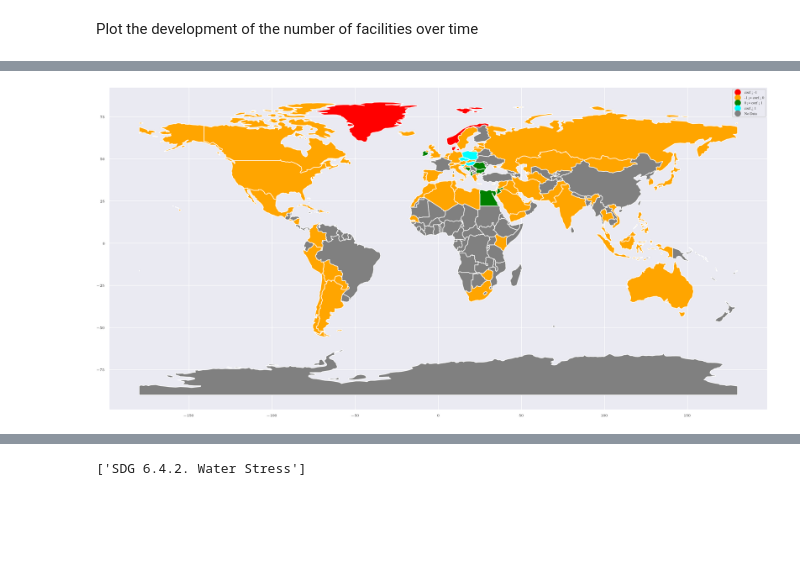
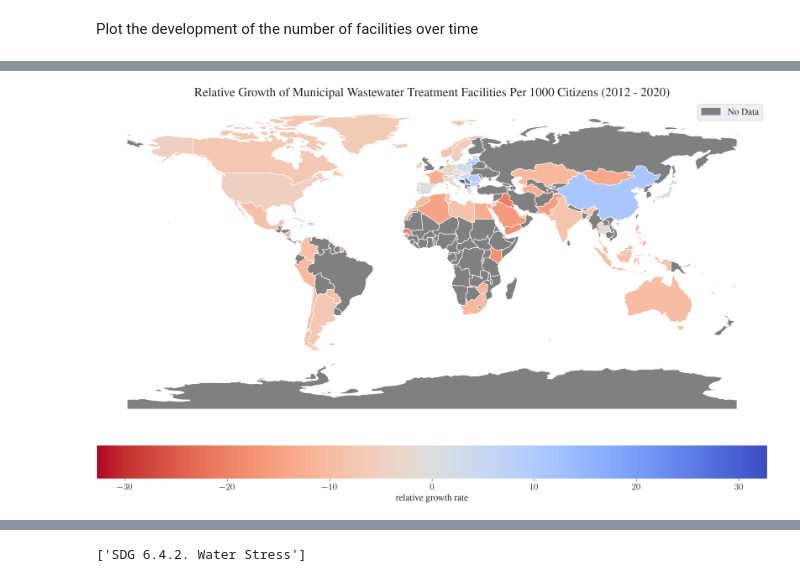
Before and after one commit to am9zZWY/team-aqua, a Jupyter notebook: exp/exp_global_water_management_strategies.ipynb, the cells around one changed output, grey strips where cells are left out. Saved outputs shown, nothing was run; the diff lists cells and outputs as text; code cells hidden in the pictures; blank space fills up the shorter version.

Commit message:
Changed slope to growth rate, Changed color schemes, clean up

```diff
--- a/exp/exp_global_water_management_strategies.ipynb
+++ b/exp/exp_global_water_management_strategies.ipynb
@@ -195,4 +116,0 @@ plot_coeffs(waste_df, 'Number of municipal wastewater treatment facilities per 1
-# %%
-plot_coeffs(waste_df, 'Number of municipal wastewater treatment facilities')
-# %% [output]
-[figure, removed]
@@ -198,0 +188,9 @@ plot_coeffs(waste_df, 'Number of municipal wastewater treatment facilities')
+# %%
+plot_growth_rates(
+    waste_df,
+    'Number of municipal wastewater treatment facilities per 1000 citizens',
+    'coolwarm_r',
+    'Municipal Wastewater Treatment Facilities Per 1000 Citizens'
+)
+# %% [output]
+[figure, added]
```
Also changed, not shown: parts of 14 cells of this notebook.
